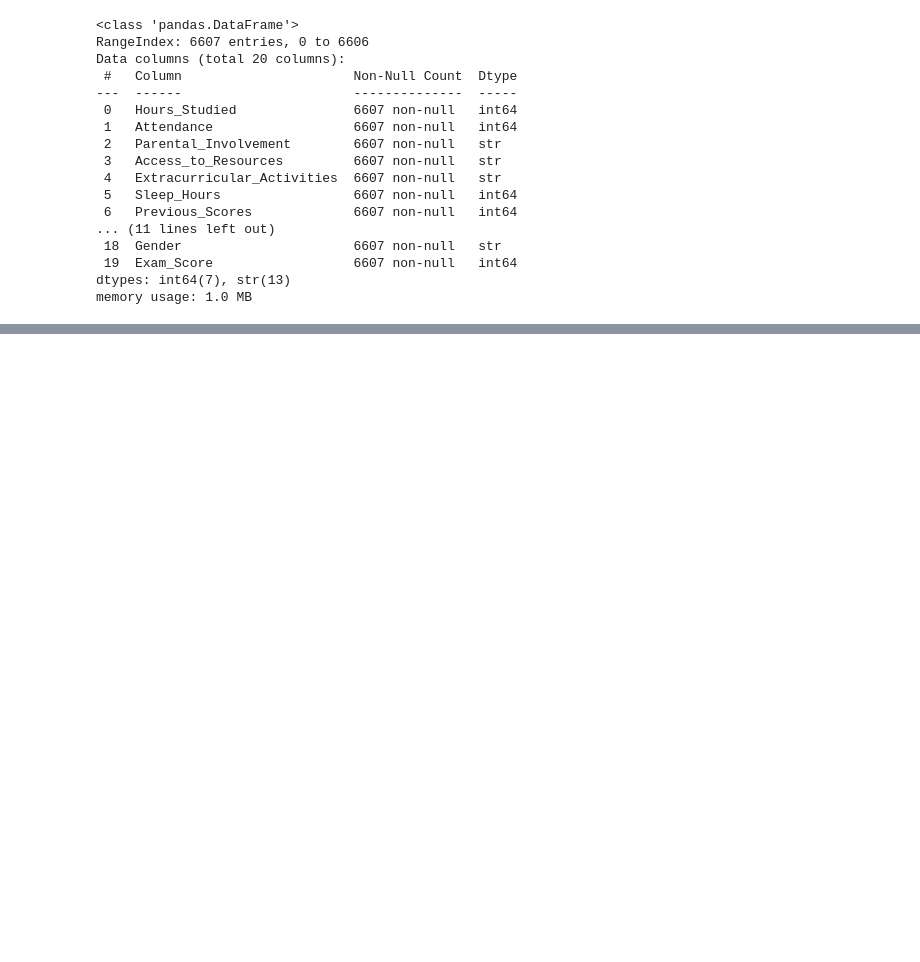
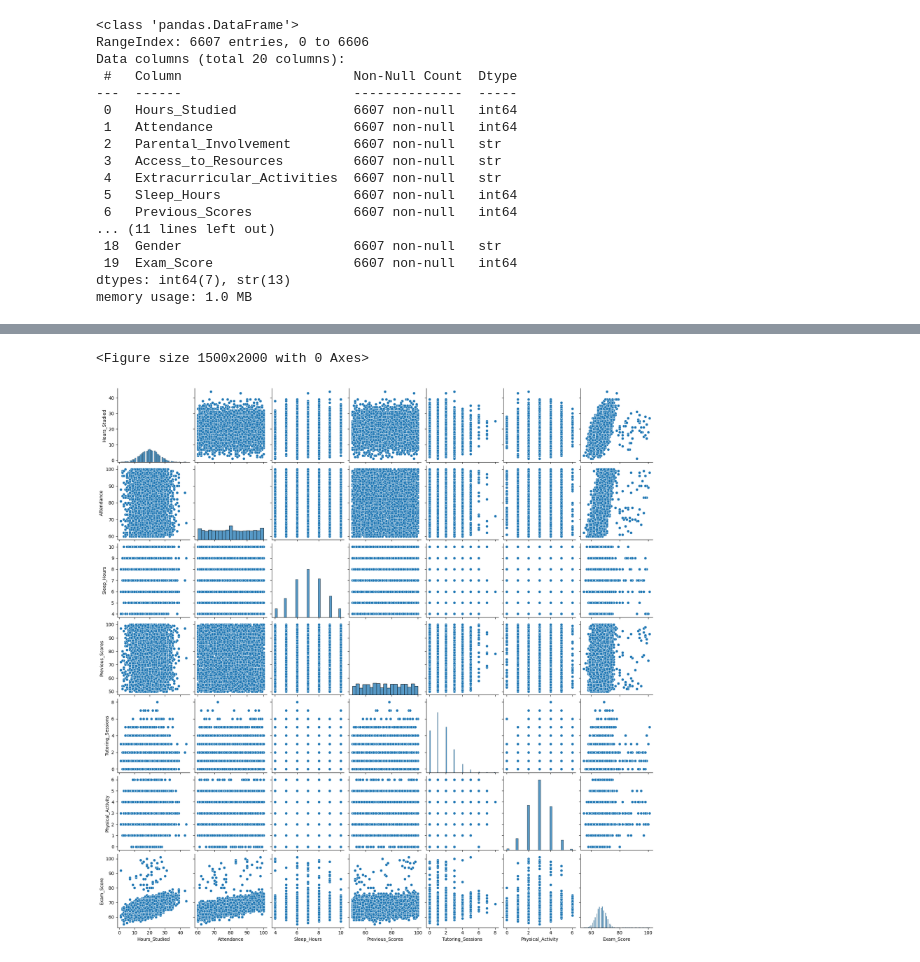
Before and after one commit to hey-hector/2026-02-BILBAO-FT-Data-Science, a Jupyter notebook: 2-Data_Analysis/EDA/Proyecto EDA_Hector.ipynb, the cells around one changed output, grey strips where cells are left out. Saved outputs shown, nothing was run; the diff lists cells and outputs as text; code cells hidden in the pictures; blank space fills up the shorter version.

```diff
--- a/2-Data_Analysis/EDA/Proyecto EDA_Hector.ipynb
+++ b/2-Data_Analysis/EDA/Proyecto EDA_Hector.ipynb
@@ -66,0 +537,12 @@ memory usage: 1.0 MB
+# %%
+#Este código genera una matriz de gráficos de dispersión (scatter plots) para comparar todas las variables numéricas del dataframe entre sí de un solo golpe.
+plt.figure(figsize=(15,20)) #define el tamaño del lienzo (15 de ancho por 20 de alto)
+sns.pairplot(data=students) #Crea una cuadrícula donde en las diagonales muestra la distribución de cada variable (normalmente un histograma)
+#fuera de la diagonal (en los cuadros) muestra un gráfico de puntos relacionando dos variables
+#sirve para ver si hay correlaciones (si los puntos forman una línea)
+plt.show() #limpia cualquier texto residual del sistema y muestra la imagen final en pantalla
+#Los diagramas a pares son una forma muy rápida de detectar relaciones visuales:
+#Ejemplo: si en un cuadrito los puntos suben en diagonal, significa que esas dos variables están relacionadas
+# %% [output]
+<Figure size 1500x2000 with 0 Axes>
+[figure, added]
```
Also changed, not shown: parts of 50 cells of this notebook, 1 other file.
